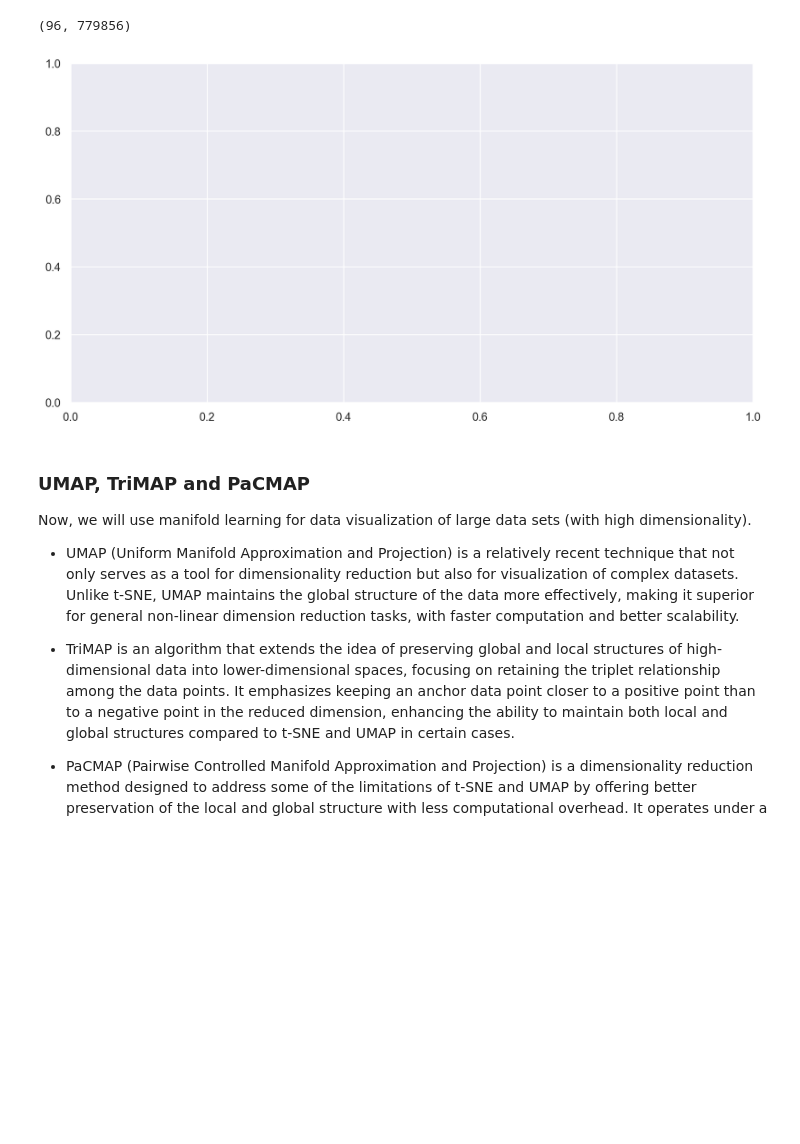
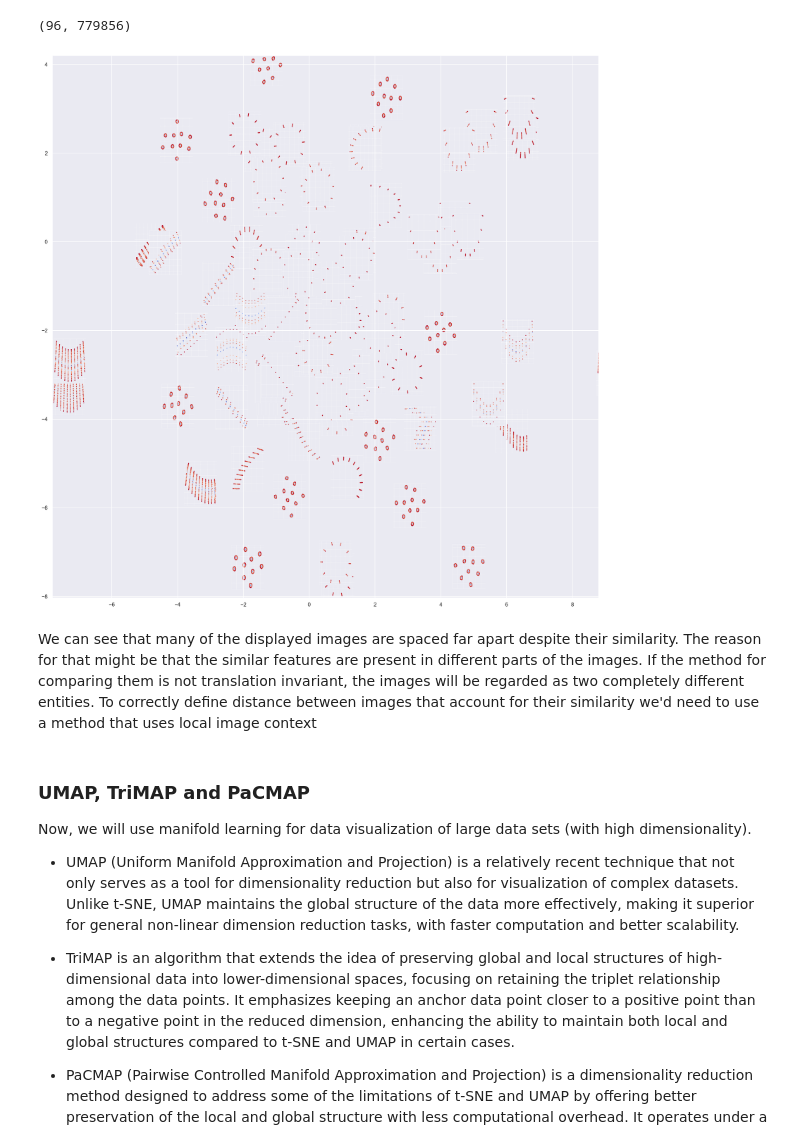
Before and after one commit to my-alaska/data-visualization, a Jupyter notebook: manifold_learning.ipynb, the cells around one changed output. Saved outputs shown, nothing was run; the diff lists cells and outputs as text; code cells hidden in the pictures; blank space fills up the shorter version.

Commit message:
plotting different images on one plot

```diff
--- a/manifold_learning.ipynb
+++ b/manifold_learning.ipynb
@@ -426,24 +426,24 @@ from sklearn.manifold import TSNE
 imgs_transformed = TSNE(
     n_components=2, metric="euclidean", perplexity=30
 ).fit_transform(X)
-# %%
-fig, ax = plt.subplots()
-
-# for image,coords in zip(X_raw,imgs_transformed):
-#     imagebox = OffsetImage(image, zoom=0.2)
-#     # imagebox.image.axes = ax
-#     ab = AnnotationBbox(imagebox, coords,
-#                         xybox=coords,
-#                         xycoords='data',
-#                         boxcoords="offset points",
-#                         pad=0.5,
-#                         arrowprops=dict(
-#                             arrowstyle="->",
-#                             connectionstyle="angle,angleA=0,angleB=90,rad=3")
-#                         )
-#     ax.add_artist(ab)
-# %% [output]
-[figure, removed]
+# %%
+plt.figure(figsize=(20, 20))
+ax = plt.subplot()
+
+for i, coords in enumerate(imgs_transformed):
+    x_coord, y_coord = coords
+    img = X_raw[i]
+    ax.imshow(img, extent=(x_coord, x_coord + 1, y_coord, y_coord + 1), aspect='auto')
+
+# Set limits to show all images
+ax.set_xlim(imgs_transformed[:, 0].min(), imgs_transformed[:, 0].max())
+ax.set_ylim(imgs_transformed[:, 1].min(), imgs_transformed[:, 1].max())
+
+plt.show()
+# %% [output]
+[figure, added]
+# %% [markdown]
+We can see that many of the displayed images are spaced far apart despite their similarity. The reason for that might be that the similar features are present in different parts of the images. If the method for comparing them is not translation invariant, the images will be regarded as two completely different entities. To correctly define distance between images that account for their similarity we'd need to use a method that uses local image context
 # %% [markdown]
 ###   UMAP, TriMAP and PaCMAP
 
```
Also changed, not shown: parts of 2 cells of this notebook.
